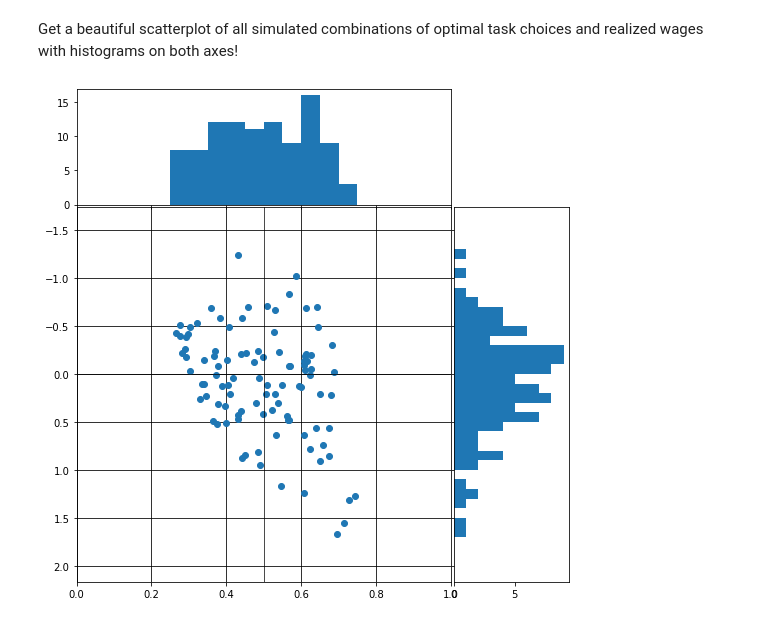
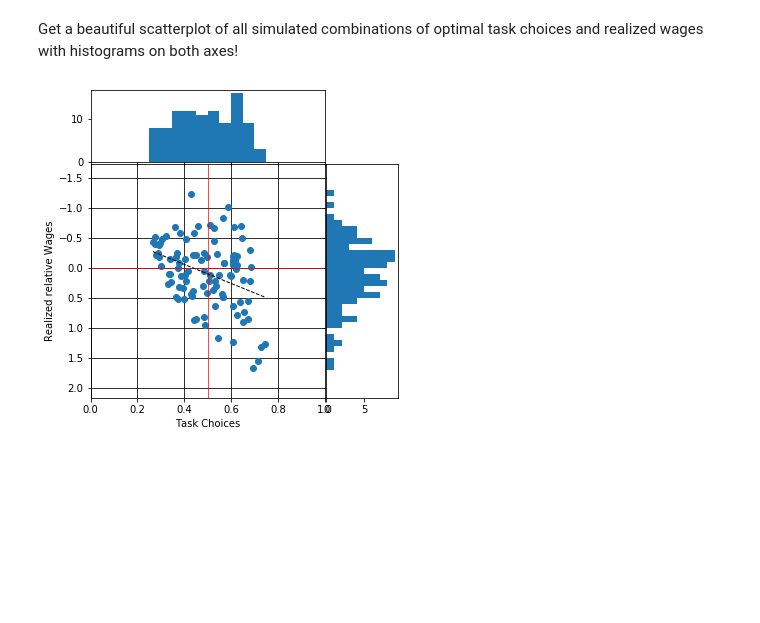
Before and after one commit to DaLueke/estimating_skill_prices, a Jupyter notebook: MC_simulation/simulation.ipynb, the cells around one changed output. Saved outputs shown, nothing was run; the diff lists cells and outputs as text; code cells hidden in the pictures; blank space fills up the shorter version.

```diff
--- a/MC_simulation/simulation.ipynb
+++ b/MC_simulation/simulation.ipynb
@@ -224,35 +224,42 @@ def scatter_hist(x, y, ax, ax_histx, ax_histy):
 
 
 # definitions for the axes
 left, width = 0.1, 0.65
 bottom, height = 0.1, 0.65
 spacing = 0.005
 
 
 rect_scatter = [left, bottom, width, height]
 rect_histx = [left, bottom + height + spacing, width, 0.2]
 rect_histy = [left + width + spacing, bottom, 0.2, height]
 
 # start with a square Figure
-fig = plt.figure(figsize=(8, 8))
+fig = plt.figure(figsize=(5, 5))
 
 ax = fig.add_axes(rect_scatter)
 ax_histx = fig.add_axes(rect_histx, sharex=ax)
 ax_histy = fig.add_axes(rect_histy, sharey=ax)
 
 # use the previously defined function
 scatter_hist(choices, wages, ax, ax_histx, ax_histy)
 
 # vertical line
-ax.plot([0.5, 0.5], [wages.max()+.5, wages .min()-.5], color='black', lw=.7)
+ax.plot([0.5, 0.5], [wages.max()+.5, wages .min()-.5], color='r', lw=.7)
 # horizontal line
-ax.plot([0, 1], [0, 0], color='black', lw=.7)
+ax.plot([0, 1], [0, 0], color='r', lw=.7)
 ax.set_xlim(0,1)
 ax.set_ylim(wages.max()+.5, wages.min()-.5)
+ax.set_xlabel("Task Choices")
+ax.set_ylabel("Realized relative Wages")
+
+# add regression line
+m, b = np.polyfit(choices.astype(float), wages.astype(float), 1)
+ax.plot(np.sort(choices), m*np.sort(choices)+b, linestyle="--", lw=1, color="black")
 
 
 ax.grid(True)
-plt.savefig("MC_simulation\\FIG\\simulated_data.png", dpi=450)
+#plt.savefig("MC_simulation\\FIG\\simulated_data.png", dpi=450)
+plt.savefig("latex_files\\FIG\\simulated_data.png", dpi=450, bbox_inches='tight')
 plt.show()
 # %% [output]
-[figure, old version]
+[figure, new version]
```
Also changed, not shown: parts of 1 cell of this notebook, 4 other files.
